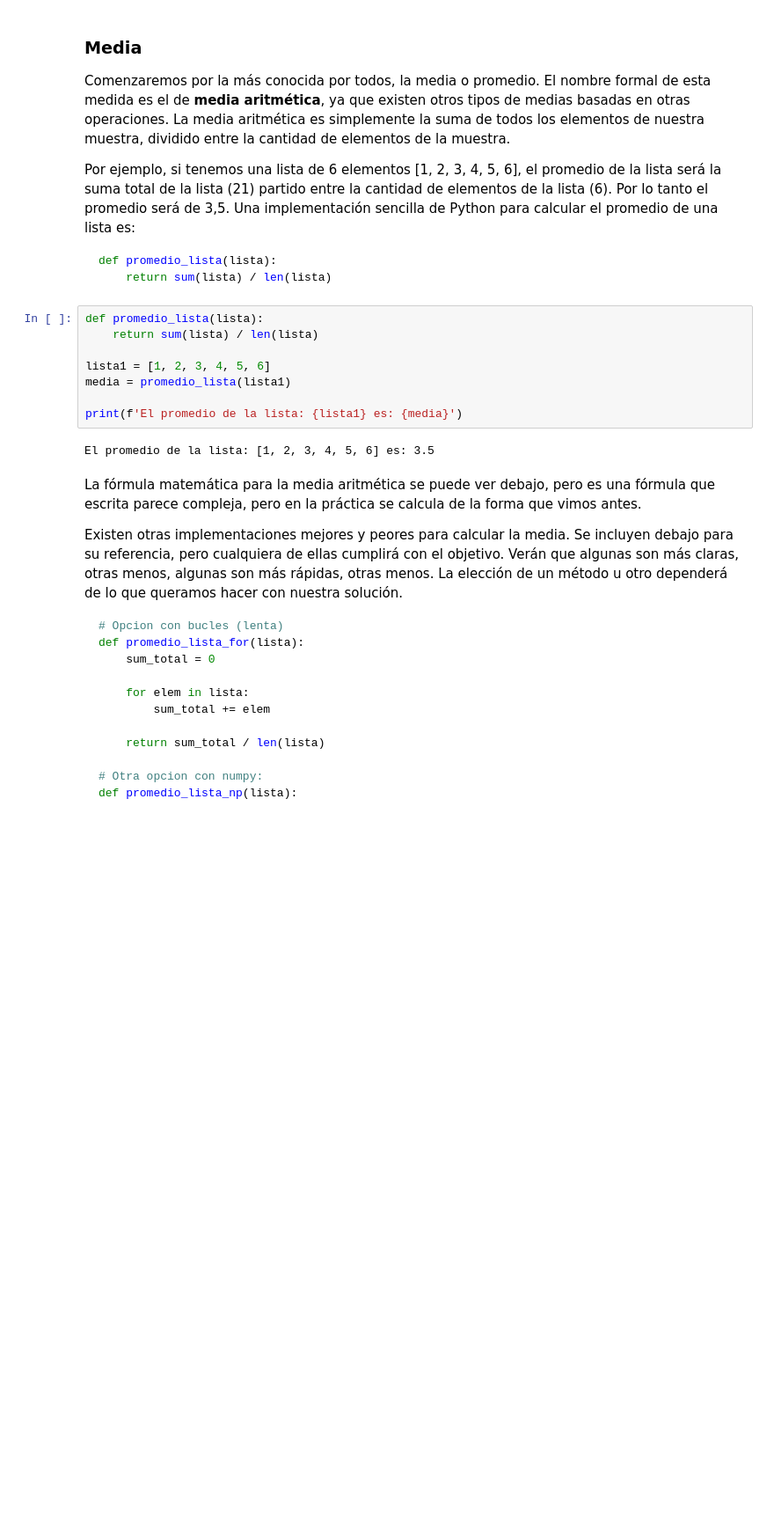
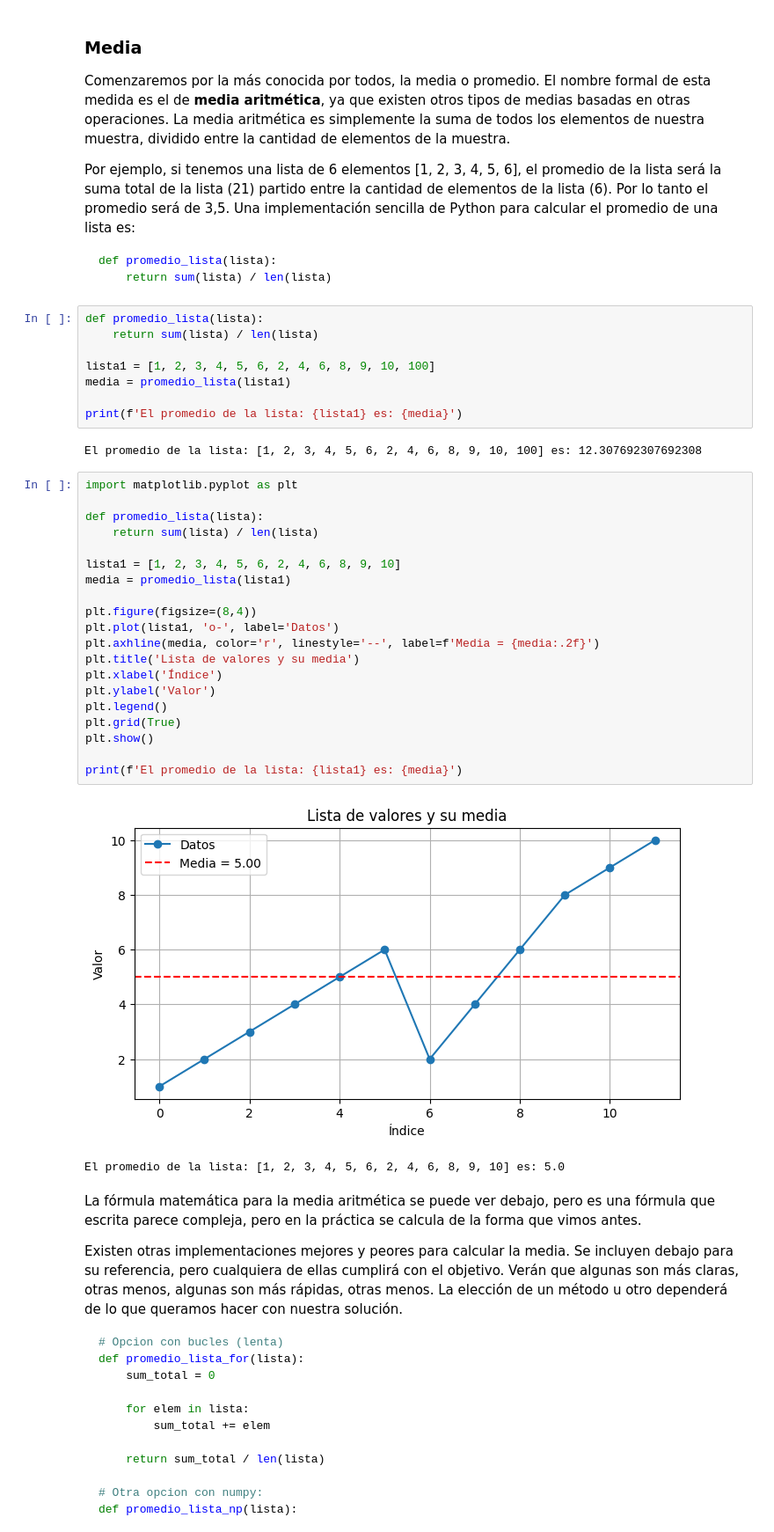
Before and after one commit to wilmanAQ/Inteligencia_Artificial, a Jupyter notebook: notebook/introducci-n-a-estad-stica-para-data-science.ipynb, the cells around one changed output. Shown at 88% size. Drawn from its saved outputs; the diff is of its cells as text; blank space fills up the shorter version.

```diff
--- a/notebook/introducci-n-a-estad-stica-para-data-science.ipynb
+++ b/notebook/introducci-n-a-estad-stica-para-data-science.ipynb
@@ -128,12 +128,35 @@ def promedio_lista(lista):
 def promedio_lista(lista):
     return sum(lista) / len(lista)
 
-lista1 = [1, 2, 3, 4, 5, 6]
+lista1 = [1, 2, 3, 4, 5, 6, 2, 4, 6, 8, 9, 10, 100]
 media = promedio_lista(lista1)
 
 print(f'El promedio de la lista: {lista1} es: {media}')
 # %% [output]
-El promedio de la lista: [1, 2, 3, 4, 5, 6] es: 3.5
+El promedio de la lista: [1, 2, 3, 4, 5, 6, 2, 4, 6, 8, 9, 10, 100] es: 12.307692307692308
+# %%
+import matplotlib.pyplot as plt
+
+def promedio_lista(lista):
+    return sum(lista) / len(lista)
+
+lista1 = [1, 2, 3, 4, 5, 6, 2, 4, 6, 8, 9, 10]
+media = promedio_lista(lista1)
+
+plt.figure(figsize=(8,4))
+plt.plot(lista1, 'o-', label='Datos')
+plt.axhline(media, color='r', linestyle='--', label=f'Media = {media:.2f}')
+plt.title('Lista de valores y su media')
+plt.xlabel('Índice')
+plt.ylabel('Valor')
+plt.legend()
+plt.grid(True)
+plt.show()
+
+print(f'El promedio de la lista: {lista1} es: {media}')
+# %% [output]
+[figure, added]
+El promedio de la lista: [1, 2, 3, 4, 5, 6, 2, 4, 6, 8, 9, 10] es: 5.0
 # %% [markdown]
 La fórmula matemática para la media aritmética se puede ver debajo, pero es una fórmula que escrita parece compleja, pero en la práctica se calcula de la forma que vimos antes.
 
```
Also changed, not shown: parts of 3 cells of this notebook.
